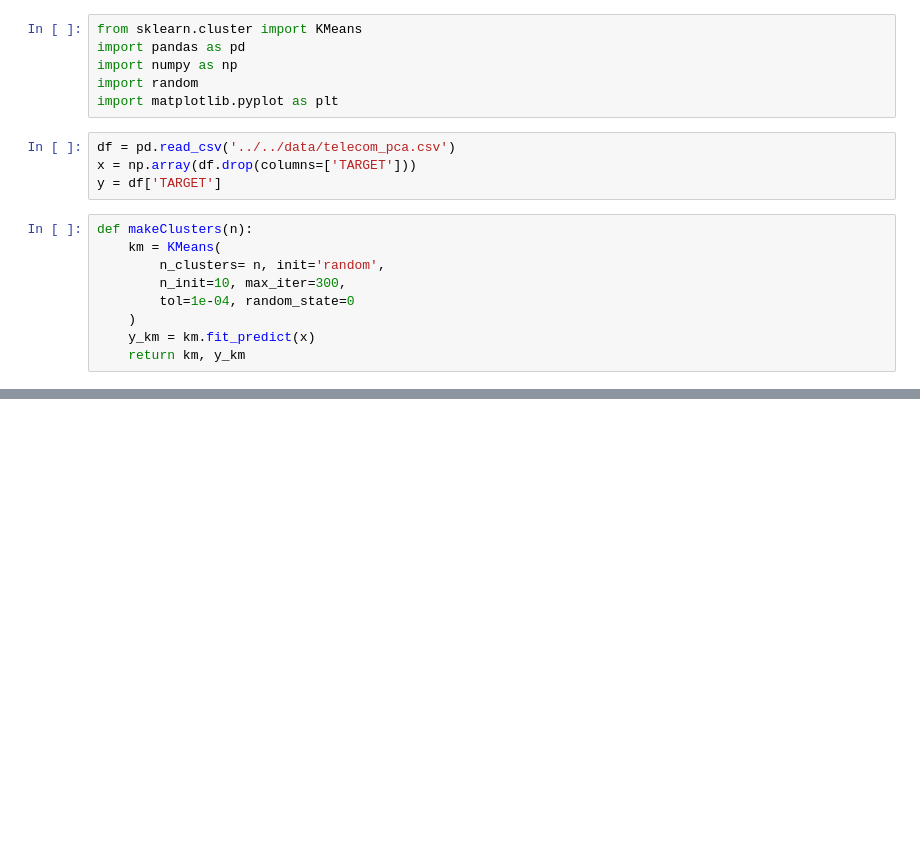
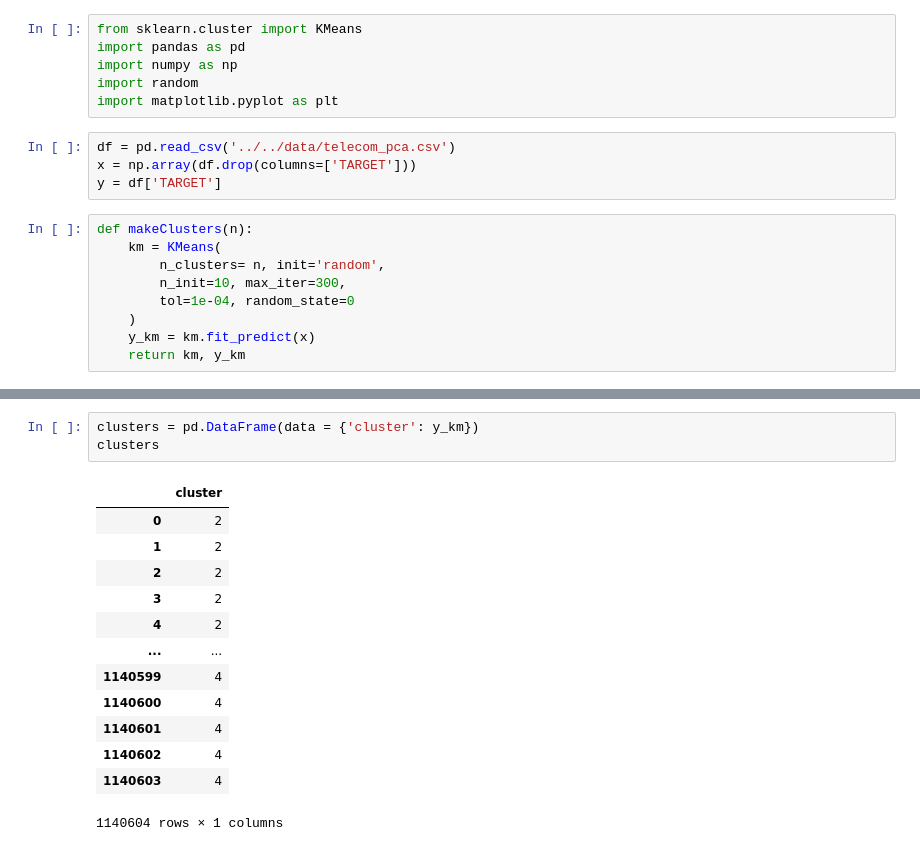
Before and after one commit to new-superuser-alt9193/DeepLearning, a Jupyter notebook: crisp_dm/modeling/dbscan_clustering.ipynb, the cells around one changed output, grey strips where cells are left out. Cells and saved outputs as stored; diff of their text form; blank space fills up the shorter version.

```diff
--- a/crisp_dm/modeling/dbscan_clustering.ipynb
+++ b/crisp_dm/modeling/dbscan_clustering.ipynb
@@ -44,0 +45,17 @@ plotClusters(km, y_km, n)
+# %%
+clusters = pd.DataFrame(data = {'cluster': y_km})
+clusters
+# %% [output]
+|  | cluster |
+| 0 | 2 |
+| 1 | 2 |
+| 2 | 2 |
+| 3 | 2 |
+| 4 | 2 |
+| ... | ... |
+| 1140599 | 4 |
+| 1140600 | 4 |
+| 1140601 | 4 |
+| 1140602 | 4 |
+| 1140603 | 4 |
+1140604 rows × 1 columns
```
Also changed, not shown: parts of 5 cells of this notebook.
